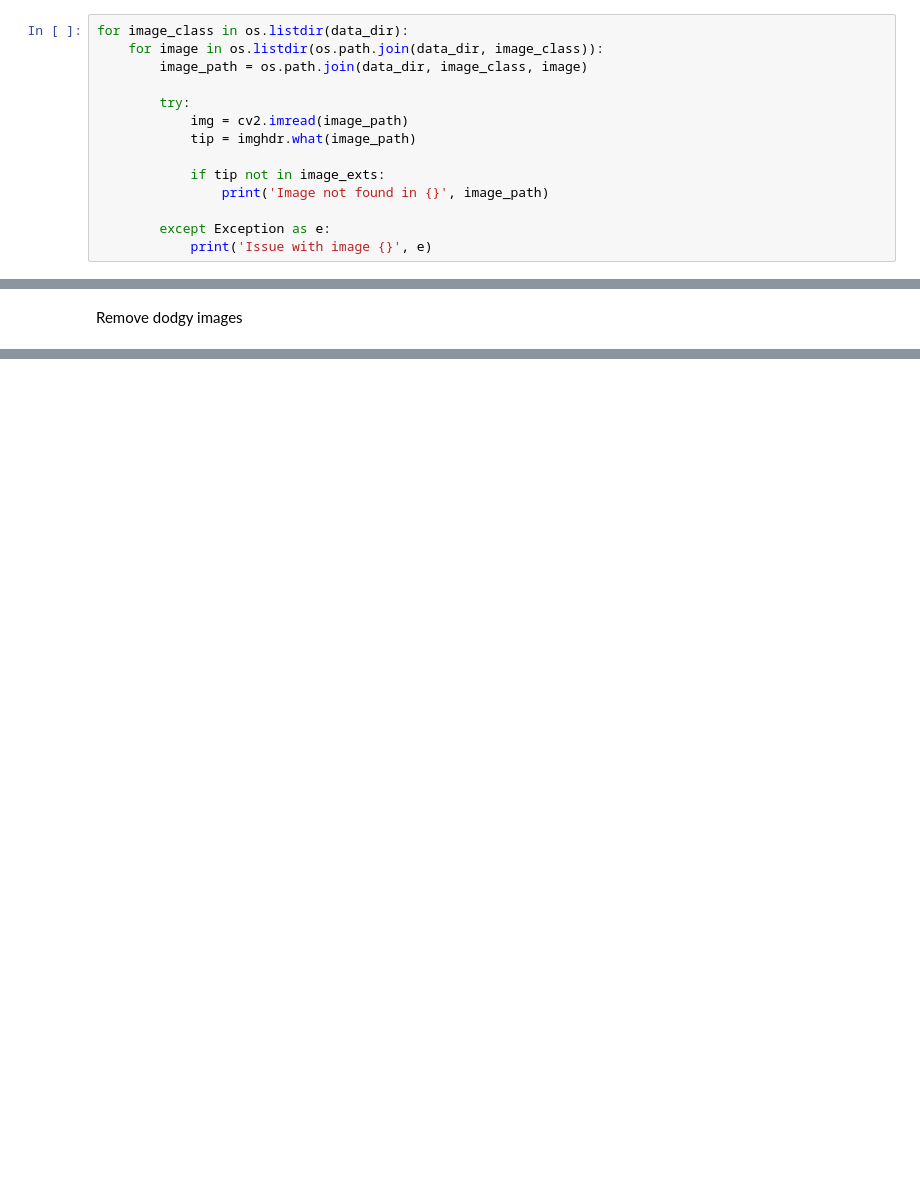
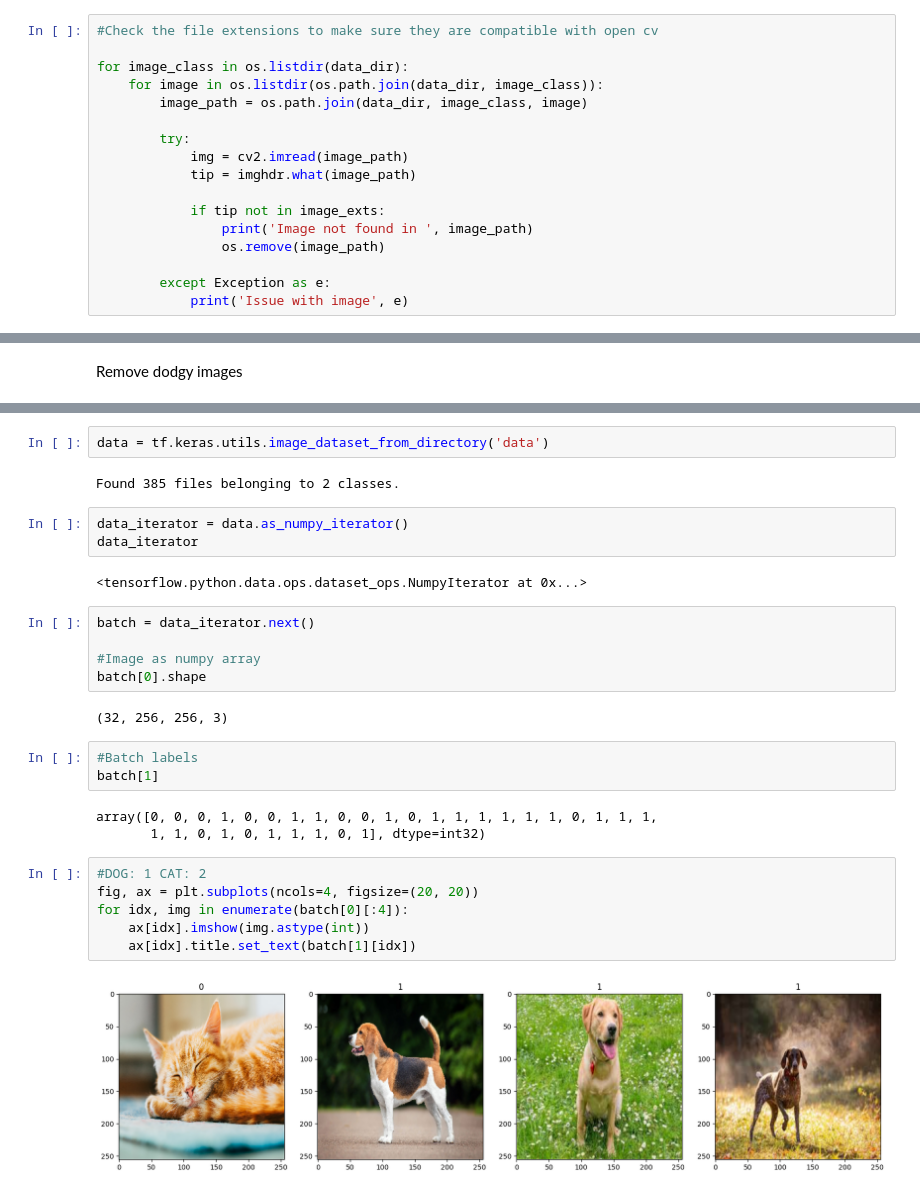
Before and after one commit to bisiAlgoRuthM/DjangoVision--Intelligent-Image-Gallery, a Jupyter notebook: DjangoVision/Model/ImageClassifier.ipynb, the cells around one changed output, grey strips where cells are left out. Saved outputs shown, nothing was run; the diff lists cells and outputs as text; blank space fills up the shorter version.

```diff
--- a/DjangoVision/Model/ImageClassifier.ipynb
+++ b/DjangoVision/Model/ImageClassifier.ipynb
@@ -78,6 +79,8 @@ os.listdir(os.path.join(data_dir, 'cats'))
  'images17.jpg',
  'vector12.svg']
 # %%
+#Check the file extensions to make sure they are compatible with open cv
+
 for image_class in os.listdir(data_dir):
     for image in os.listdir(os.path.join(data_dir, image_class)):
         image_path = os.path.join(data_dir, image_class, image)
@@ -87,7 +90,8 @@ for image_class in os.listdir(data_dir):
             tip = imghdr.what(image_path)
 
             if tip not in image_exts:
-                print('Image not found in {}', image_path)
+                print('Image not found in ', image_path)
+                os.remove(image_path)
 
         except Exception as e:
-            print('Issue with image {}', e)
+            print('Issue with image', e)
@@ -95,0 +181,30 @@ Remove dodgy images
+# %%
+data = tf.keras.utils.image_dataset_from_directory('data')
+# %% [output]
+Found 385 files belonging to 2 classes.
+# %%
+data_iterator = data.as_numpy_iterator()
+data_iterator
+# %% [output]
+<tensorflow.python.data.ops.dataset_ops.NumpyIterator at 0x...>
+# %%
+batch = data_iterator.next()
+
+#Image as numpy array
+batch[0].shape
+# %% [output]
+(32, 256, 256, 3)
+# %%
+#Batch labels
+batch[1]
+# %% [output]
+array([0, 0, 0, 1, 0, 0, 1, 1, 0, 0, 1, 0, 1, 1, 1, 1, 1, 1, 0, 1, 1, 1,
+       1, 1, 0, 1, 0, 1, 1, 1, 0, 1], dtype=int32)
+# %%
+#DOG: 1 CAT: 2
+fig, ax = plt.subplots(ncols=4, figsize=(20, 20))
+for idx, img in enumerate(batch[0][:4]):
+    ax[idx].imshow(img.astype(int))
+    ax[idx].title.set_text(batch[1][idx])
+# %% [output]
+[figure, added]
```
Also changed, not shown: parts of 19 cells of this notebook.
